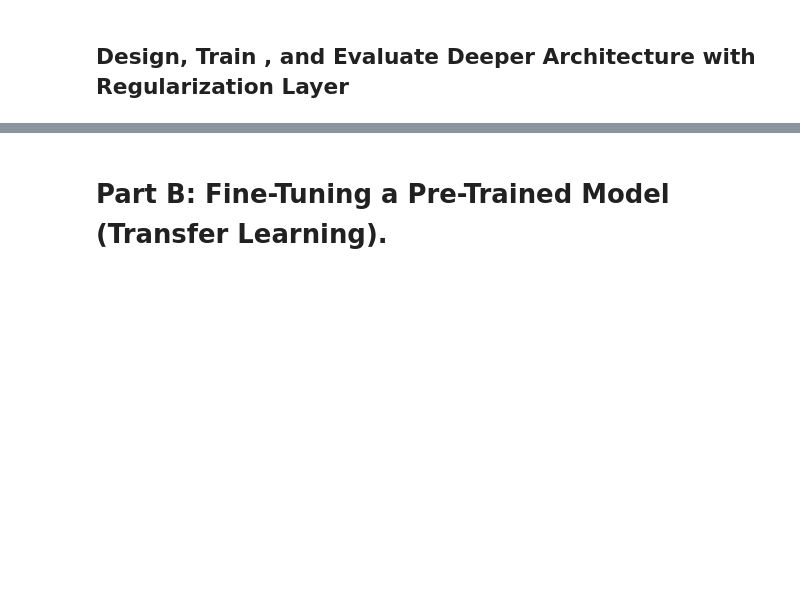
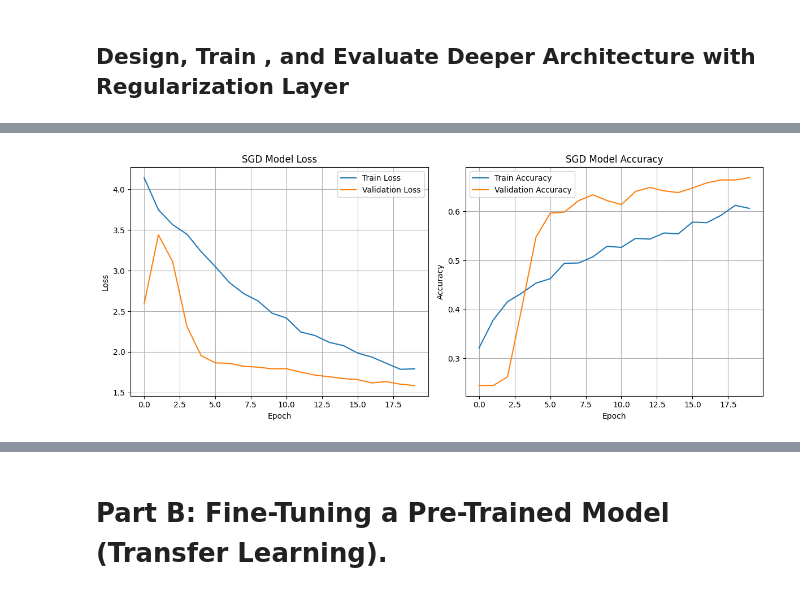
Before and after one commit to deeya5/AI-ML-Assesment, a Jupyter notebook: Portfolio01.ipynb, the cells around one changed output, grey strips where cells are left out. Cells and saved outputs as stored; diff of their text form; code cells hidden in the pictures; blank space fills up the shorter version.

```diff
--- a/Portfolio01.ipynb
+++ b/Portfolio01.ipynb
@@ -391,4 +431,14 @@ plt.show()
 # %%
+
+val_generator = train_datagen.flow_from_directory(
+    train_dir,
+    target_size=(128, 128),
+    batch_size=32,
+    class_mode='categorical',
+    subset='validation',
+    seed=42
+)
+
 val_generator.reset()
 Y_pred = model.predict(val_generator)
 y_pred = np.argmax(Y_pred, axis=1)
@@ -628,36 +566,31 @@ Restoring model weights from the end of the best epoch: 18.
 # %%
 DeepModel_SGD.save('DeepModel_SGD.keras')
 # %%
-# Plotting loss curves of both models
-plt.figure(figsize=(12,6))
+import matplotlib.pyplot as plt
 
-# Loss
-plt.subplot(1,2,1)
-plt.plot(history.history['loss'], label='Baseline Train')
-plt.plot(history.history['val_loss'], label='Baseline Val')
-plt.plot(deep_history.history['loss'], label='Deeper Train (with adam)')
-plt.plot(deep_history.history['val_loss'], label='Deeper Val (with adam)')
-plt.plot(history_sgd.history['loss'], label='Deeper Train (with sgd)')
-plt.plot(history_sgd.history['val_loss'], label='Deeper Val (with sgd)')
-plt.title("Loss Comparison")
-plt.xlabel("Epochs")
+plt.figure(figsize=(12, 5))
+
+# ----------- LOSS -------------
+plt.subplot(1, 2, 1)
+plt.plot(DeepModel_history_SGD.history['loss'], label='Train Loss')
+plt.plot(DeepModel_history_SGD.history['val_loss'], label='Validation Loss')
+plt.title("SGD Model Loss")
+plt.xlabel("Epoch")
 plt.ylabel("Loss")
 plt.legend()
 plt.grid(True)
 
-# Accuracy
-plt.subplot(1,2,2)
-plt.plot(history.history['accuracy'], label='Baseline Train')
-plt.plot(history.history['val_accuracy'], label='Baseline Val')
-plt.plot(deep_history.history['accuracy'], label='Deeper Train (with adam)')
-plt.plot(deep_history.history['val_accuracy'], label='Deeper Val (with adam)')
-plt.plot(history_sgd.history['accuracy'], label='Deeper Train (with sgd)')
-plt.plot(history_sgd.history['val_accuracy'], label='Deeper Val (with sgd)')
-plt.title("Accuracy Comparison")
-plt.xlabel("Epochs")
+# ----------- ACCURACY -------------
+plt.subplot(1, 2, 2)
+plt.plot(DeepModel_history_SGD.history['accuracy'], label='Train Accuracy')
+plt.plot(DeepModel_history_SGD.history['val_accuracy'], label='Validation Accuracy')
+plt.title("SGD Model Accuracy")
+plt.xlabel("Epoch")
 plt.ylabel("Accuracy")
 plt.legend()
 plt.grid(True)
 
 plt.tight_layout()
 plt.show()
+# %% [output]
+[figure, added]
```
Also changed, not shown: parts of 15 cells of this notebook.
